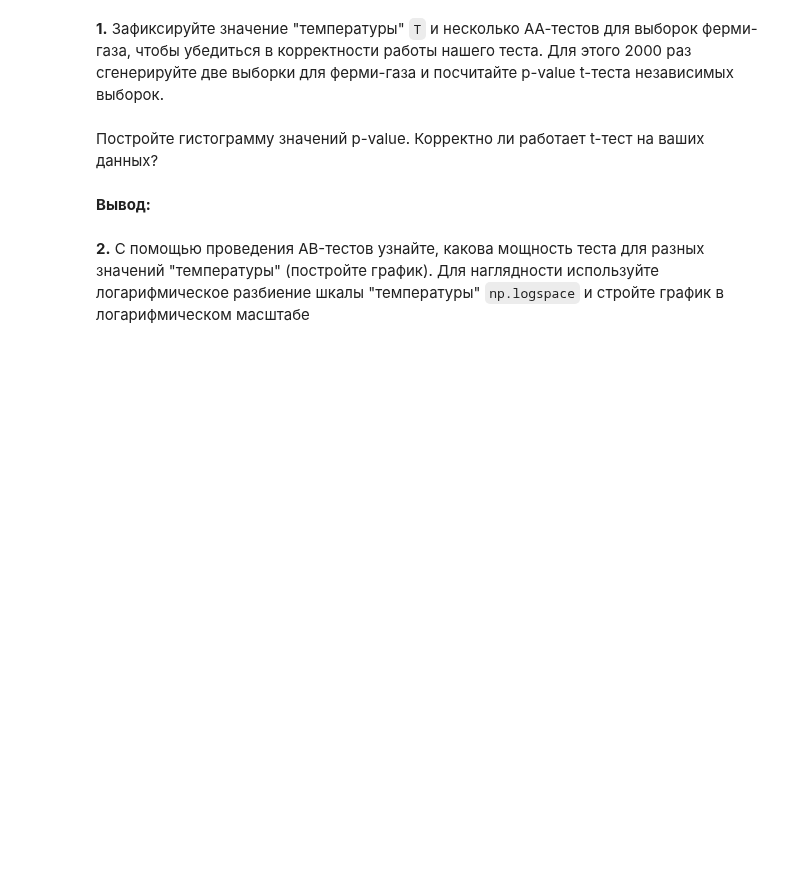
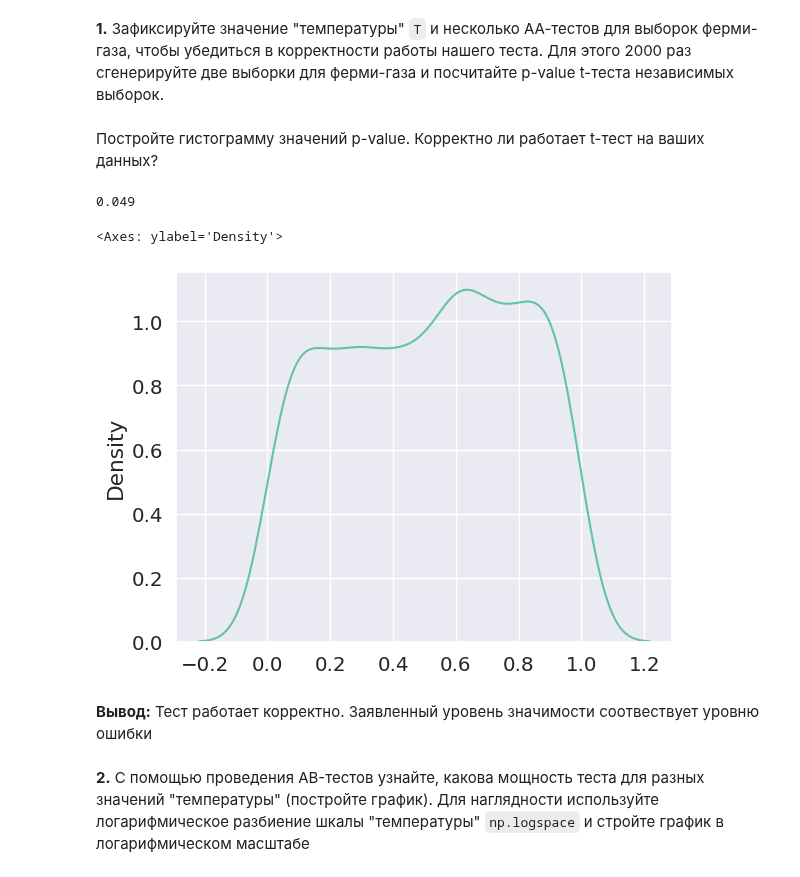
Before and after one commit to NMashalov/2023_OpenMipt_course, a Jupyter notebook: lesson10/dz10.ipynb, the cells around one changed output. Saved outputs shown, nothing was run; the diff lists cells and outputs as text; code cells hidden in the pictures; blank space fills up the shorter version.

```diff
--- a/lesson10/dz10.ipynb
+++ b/lesson10/dz10.ipynb
@@ -177,9 +234,31 @@ plt.show()
+# %%
+# ваш код
+from tqdm import tqdm
+p_values = []
+n_err = 0
+alpha = 0.05
+T= 1
+
+for _ in tqdm(range(1000)):
+    (samples_1, _), (samples_2, _)  = sample_gas(T, P_f,steps=3000), sample_gas(T, P_f,steps=3000)
+
+    p_value = relative_ttest(samples_1, samples_2)[3]
+    n_err += p_value < alpha
+    p_values.append(p_value)
 # %% [markdown]
 Постройте гистограмму значений p-value. Корректно ли работает t-тест на ваших данных?
+# %%
+n_err / 1000
+# %% [output]
+0.049
 # %%
 # ваш код
+sns.kdeplot(p_values)
+# %% [output]
+<Axes: ylabel='Density'>
+[figure, added]
-# %% [markdown]
-**Вывод:**
+# %% [markdown]
+**Вывод:** Тест работает корректно. Заявленный уровень значимости соотвествует уровню ошибки
 # %% [markdown]
 **2.** С помощью проведения AB-тестов узнайте, какова мощность теста для разных значений "температуры" (постройте график). Для наглядности используйте логарифмическое разбиение шкалы "температуры" `np.logspace` и стройте график в логарифмическом масштабе
 # %%
```
Also changed, not shown: parts of 50 cells of this notebook.
